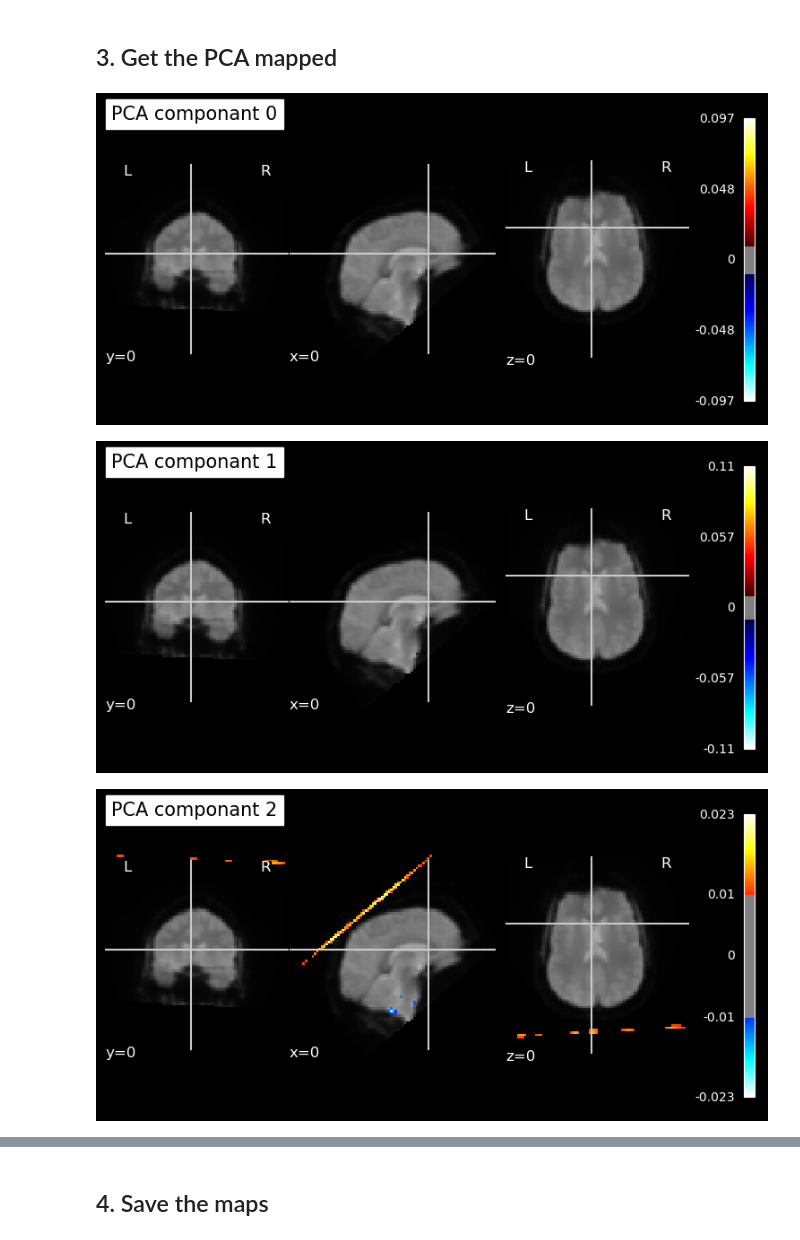
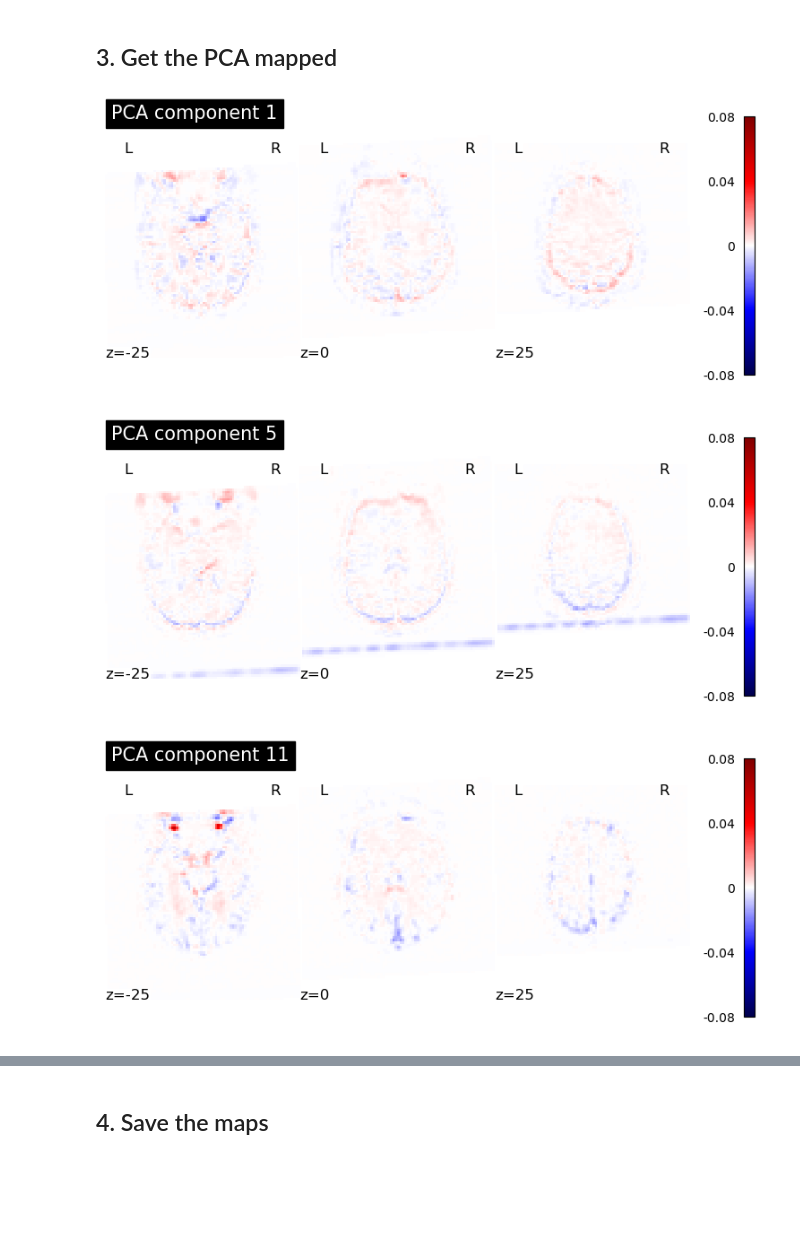
Before and after one commit to loufourneaux/project_1_nssp, a Jupyter notebook: PCA.ipynb, the cells around one changed output, grey strips where cells are left out. Saved outputs shown, nothing was run; the diff lists cells and outputs as text; code cells hidden in the pictures; blank space fills up the shorter version.

```diff
--- a/PCA.ipynb
+++ b/PCA.ipynb
@@ -54,7 +54,7 @@ slice_non_background = data[:,:,:,0] != 0
 # Vectorize : Taking only non-zero voxels into a vector
 
 # normalize
-samples = filtered_data[slice_non_background]
+samples = data[slice_non_background]
 spatial_means = np.mean(samples, axis=1)
 row_means = np.outer(spatial_means, np.ones(n_vols))
 X = samples - row_means
@@ -102,23 +102,26 @@ for k in range(2):
 # %%
 # Bring back to the right space
 
 pca_clusters = []
 for cluster_idx in range(nb_clusters):
     pca_component = np.zeros(vol_shape)
     pca_component[slice_non_background] = pca.components_[cluster_idx]
     pca_clusters.append(pca_component)
 
 mean_img_ = mean_img(img)
 
 
-for comp in range(nb_clusters)[:5] : # Five first componant
+for comp in [0, 4, 10, 25, 40, 50, 78] :
     pca_out = nib.Nifti1Image(pca_clusters[comp], affine)
     plot_stat_map(pca_out, bg_img=mean_img_,
-                threshold=0.01,
-                cut_coords=[0,0,0],
-                black_bg=True,
-                title=f'PCA componant {comp}')
+                  threshold=0,
+                  vmin=-0.08, vmax=0.08,
+                display_mode='z',
+                cut_coords=[-25, 0, 25],
+                black_bg=False,
+                cmap = 'seismic',
+                title=f'PCA component {comp +1}')
 # %% [output]
-[figure, old version]
+[figure, new version]
-[figure, old version]
+[figure, new version]
-[figure, old version]
+[figure, new version]
```
Also changed, not shown: parts of 9 cells of this notebook.
